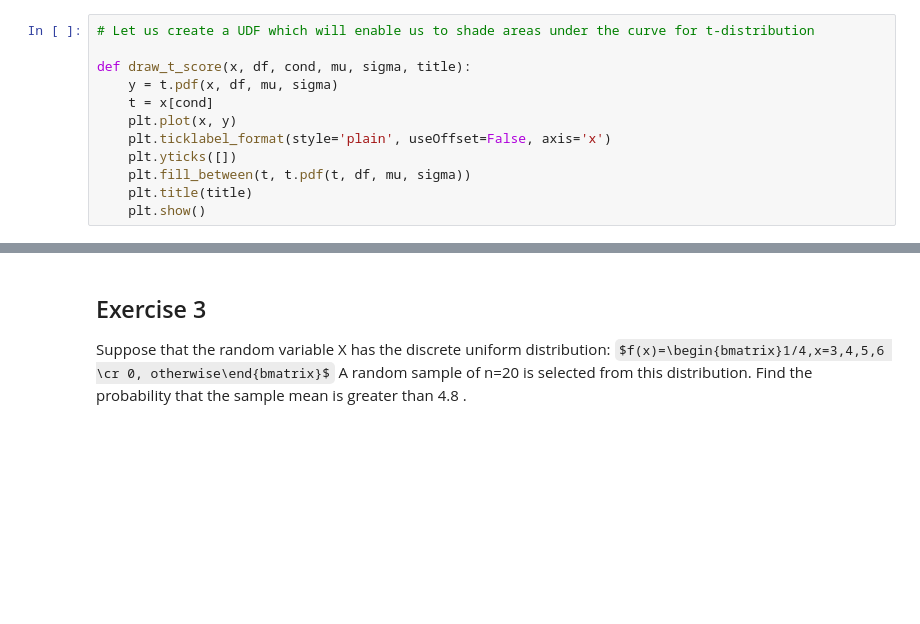
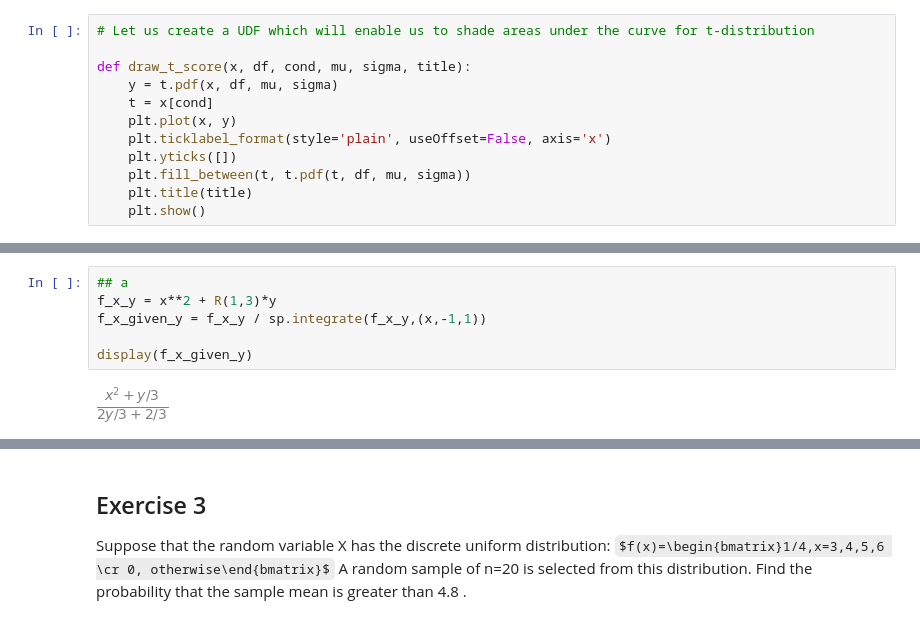
Before and after one commit to nickcernean/SMP_Exercises, a Jupyter notebook: Exam_Sessions/WiseflowExam4_10.ipynb, the cells around one changed output, grey strips where cells are left out. Cells and saved outputs as stored; diff of their text form; some formulas as TeX source; blank space fills up the shorter version.

```diff
--- a/Exam_Sessions/WiseflowExam4_10.ipynb
+++ b/Exam_Sessions/WiseflowExam4_10.ipynb
@@ -55,0 +108,8 @@ def draw_t_score(x, df, cond, mu, sigma, title):
+# %%
+## a
+f_x_y = x**2 + R(1,3)*y
+f_x_given_y = f_x_y / sp.integrate(f_x_y,(x,-1,1))
+
+display(f_x_given_y)
+# %% [output]
+[figure, added]
```
Also changed, not shown: parts of 17 cells of this notebook, 5 other files.
